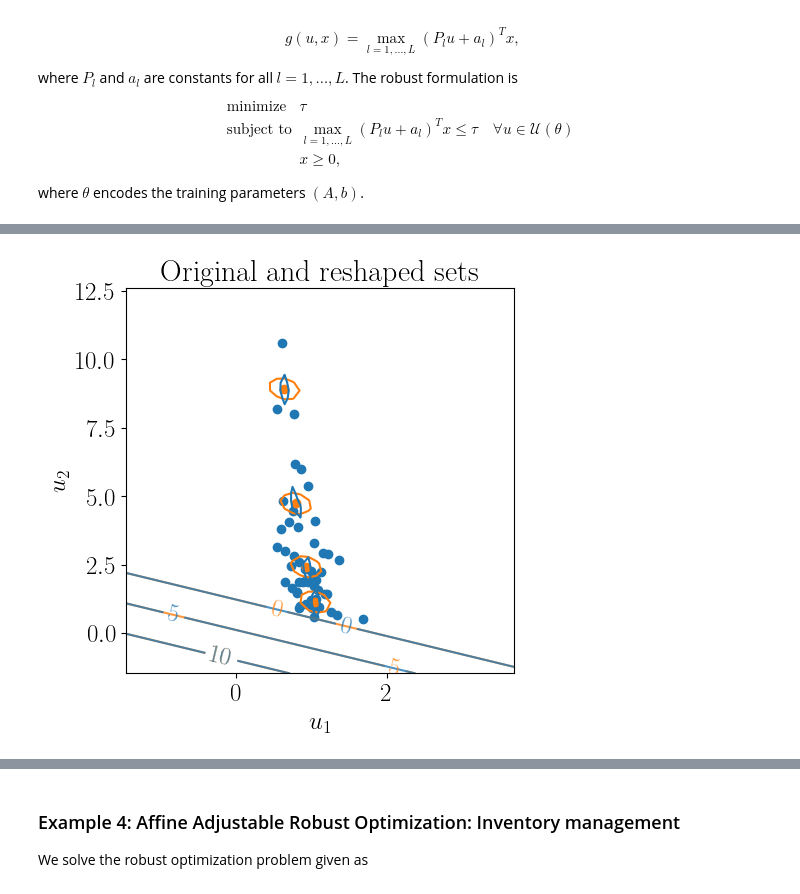
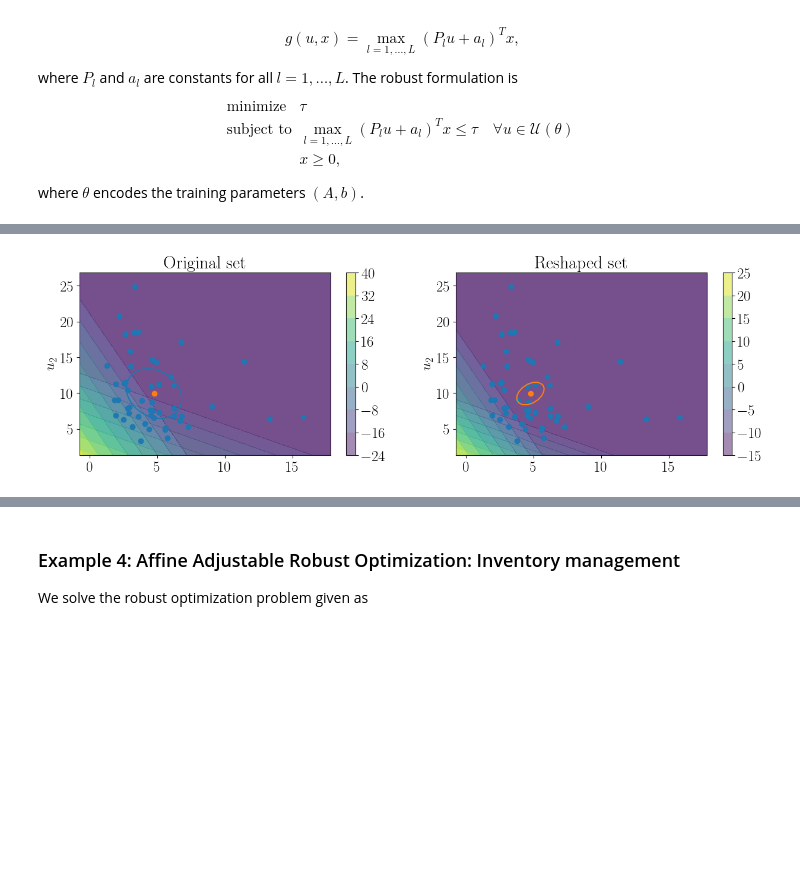
Before and after one commit to stellatogrp/lropt, a Jupyter notebook: examples/experiments/tutorial_learning.ipynb, the cells around one changed output, grey strips where cells are left out. Saved outputs shown, nothing was run; the diff lists cells and outputs as text; code cells hidden in the pictures; blank space fills up the shorter version.

```diff
--- a/examples/experiments/tutorial_learning.ipynb
+++ b/examples/experiments/tutorial_learning.ipynb
@@ -345,7 +614,7 @@ data = gen_demand(n,N)
 # u = lro.UncertainParameter(n,
 #                         uncertainty_set=lro.Ellipsoidal(p=2,
 #                                                     data=data, loss = loss))
-K = 4
+K = 5
 u = lro.UncertainParameter(n,
                         uncertainty_set=lro.MRO(K = K, p=2,
                                                     data=data, loss = loss, uniqueA = True))
@@ -354,10 +623,12 @@ Astart = u.uncertainty_set._initA
 # Formulate the Robust Problem
 x_r = cp.Variable(n)
 t = cp.Variable()
+y = cp.Variable()
 
-objective = cp.Minimize(t)
+objective = cp.Minimize(t+y)
 
 constraints = [cp.maximum(k@x_r - p@x_r, k@x_r - p@u) <= t]
+constraints += [cp.maximum(k1@x_r - p1@x_r, k1@x_r - p1@u) <= y]
 constraints += [x_r >= 0]
 
 prob = lro.RobustProblem(objective, constraints)
@@ -373,18 +644,19 @@ s = 13
 # dfgrid, newprob = prob.grid(epslst = np.linspace(0.8, 2, 40), seed = s)
 init = sc.linalg.sqrtm(sc.linalg.inv(np.cov(data.T)))
 init_b = -init@np.mean(data, axis=0)
+
 # Train A and b
-result1 = prob.train(lr = 0.01, step=100, momentum = 0.8, optimizer = "SGD", seed = s, initA = init, initb = init_b, fixb = False)
+result1 = prob.train(lr = 0.001, step=200, momentum = 0.8, optimizer = "SGD", seed = s, initA = None, initb = init_b, fixb = False)
 df1 = result1.df
 A_fin = result1.A
 b_fin = result1.b
 
-result2 = prob.train(eps = True, lr = 0.01, step= 100, momentum = 0.8, optimizer = "SGD", seed = s, initA = A_fin, initb = b_fin)
+result2 = prob.train(eps = True, lr = 0.001, step= 200, momentum = 0.8, optimizer = "SGD", seed = s, initA = A_fin, initb = b_fin)
 df_r1 = result2.df
 
-result3 = prob.train(eps = True, lr = 0.01, step=100, momentum = 0.8, optimizer = "SGD", seed = s, initA = init, initb = init_b)
+result3 = prob.train(eps = True, lr = 0.001, step=200, momentum = 0.8, optimizer = "SGD", seed = s, initA = None, initb = init_b )
 df_r2 = result3.df
 
 # Grid search epsilon
-result4 = prob.grid(epslst = np.linspace(0.001, 2, 40), initA = init, initb = init_b, seed = s)
+result4 = prob.grid(epslst = np.linspace(0.01, 3, 40), initA = None, initb = init_b, seed = s)
 dfgrid = result4.df
@@ -502,6 +1034,8 @@ for k_ind in range(K):
 # init_set = np.zeros((num_p,num_p))
 g_level_learned = np.zeros((num_p,num_p))
 g_level_base = np.zeros((num_p,num_p))
+g_level_learned1 = np.zeros((num_p,num_p))
+g_level_base1 = np.zeros((num_p,num_p))
 
 # # Populate Z Values (a 7x7 matrix) - For a circle x^2+y^2=z
 # for i in range(num_p):
@@ -517,27 +1051,31 @@ for i in range(num_p):
     for j in range(num_p):
         u_vec = [x[i,j], y[i,j]]
         for k_ind in range(K):
-            fin_set[k_ind][i,j] = np.linalg.norm(A_fin[k_ind*n:(k_ind+1)*n, 0:n]@ u_vec  - A_fin[k_ind*n:(k_ind+1)*n, 0:n]@u.uncertainty_set.Dbar[k_ind])
+            fin_set[k_ind][i,j] = np.linalg.norm(A_fin[k_ind*n:(k_ind+1)*n, 0:n]@ u_vec  - A_fin[k_ind*n:(k_ind+1)*n, 0:n]@np.mean(data, axis = 0))
 
         for k_ind in range(K):
-            init_set[k_ind][i,j] = np.linalg.norm(result3.A[k_ind*n:(k_ind+1)*n, 0:n]@ u_vec  - result3.A[k_ind*n:(k_ind+1)*n, 0:n]@u.uncertainty_set.Dbar[k_ind])
+            init_set[k_ind][i,j] = np.linalg.norm(result3.A[k_ind*n:(k_ind+1)*n, 0:n]@ u_vec  - result3.A[k_ind*n:(k_ind+1)*n, 0:n]@np.mean(data, axis = 0))
         # init_set[i,j] = np.linalg.norm(init@ u_vec - init@np.mean(data, axis = 0))
         g_level_learned[i,j] = np.maximum(k @ x_opt_learned - p @ x_opt_learned, k @ x_opt_learned - p @ u_vec)
         g_level_base[i,j] = np.maximum(k @ x_opt_base - p @ x_opt_base, k @ x_opt_base - p @ u_vec)
+        g_level_learned1[i,j] = np.maximum(k1 @ x_opt_learned - p1 @ x_opt_learned, k1 @ x_opt_learned - p1 @ u_vec)
+        g_level_base1[i,j] = np.maximum(k1 @ x_opt_base - p1 @ x_opt_base, k1 @ x_opt_base - p1 @ u_vec)
 
 
-plt.title("Original and reshaped sets")
+fig, (ax1, ax2) = plt.subplots(1, 2, figsize=(15, 4))
+
+ax1.set_title("Original set")
 # Set x axis label for the contour plot
-plt.xlabel(r"$u_1$")
+ax1.set_label(r"$u_1$")
 # Set y axis label for the contour plot
 import seaborn as sns
-plt.ylabel(r"$u_2$")
+ax1.set_ylabel(r"$u_2$")
 # plt.ylim(-20,40)
 # plt.xlim(-20,40)
+# for k_ind in range(K):
+#     ax1.contour(x,y,fin_set[k_ind], [1], colors = ["tab:orange"])
 for k_ind in range(K):
-    plt.contour(x,y,fin_set[k_ind], [1], colors = ["tab:orange"])
-for k_ind in range(K):
-    plt.contour(x,y,init_set[k_ind], [1], colors = ["tab:blue"])
+    ax1.contour(x,y,init_set[k_ind], [1], colors = ["tab:blue"])
 
 # plt.contour(x,y,init_set, [1], colors = ["tab:blue"])
 # plt.pcolormesh(g_level_learned, alpha = 0.5)
@@ -545,13 +1083,42 @@ for k_ind in range(K):
 # plt.contour(x,y,g_level_learned, [t_learned], colors = ["tab:orange"], labels = [-1])
 # plt.contour(x,y,g_level_base, [t_base], colors = ["tab:blue"])
 
-a1 = plt.contour(x,y,g_level_learned, np.arange(-10,12,5), colors = ["tab:orange"], alpha = 0.8)
-b1 = plt.contour(x,y,g_level_base, np.arange(-10,12,5), colors = ["tab:blue"],alpha = 0.8)
+# a1 = plt.contour(x,y,g_level_learned, np.arange(-10,12,5), colors = ["tab:orange"], alpha = 0.8)
+# b1 = plt.contour(x,y,g_level_base, np.arange(-10,12,5), colors = ["tab:blue"],alpha = 0.8)
+# a2 = plt.contour(x,y,g_level_learned1, np.arange(-10,12,5), colors = ["tab:orange"], alpha = 0.8)
+# b2 = plt.contour(x,y,g_level_base1, np.arange(-10,12,5), colors = ["tab:blue"],alpha = 0.8)
 
-plt.clabel(a1, a1.levels, inline=True, fmt=fmt, fontsize=18)
-plt.clabel(b1, b1.levels, inline=True, fmt=fmt, fontsize=18)
-plt.scatter(data[:,0],data[:,1])
-plt.scatter(u.uncertainty_set.Dbar[:,0], u.uncertainty_set.Dbar[:,1])
+# plt.clabel(a1, a1.levels, inline=True, fmt=fmt, fontsize=18)
+# plt.clabel(b1, b1.levels, inline=True, fmt=fmt, fontsize=18)
+# plt.clabel(a2, a2.levels, inline=True, fmt=fmt, fontsize=18)
+# plt.clabel(b2, b2.levels, inline=True, fmt=fmt, fontsize=18)
+
+a1 = ax1.contourf(x,y,g_level_base,alpha = 0.5)
+ax1.contourf(x,y,g_level_base1,alpha = 0.5)
+
+ax1.scatter(data[:,0],data[:,1])
+ax1.scatter(np.mean(data,axis= 0)[0], np.mean(data,axis= 0)[1])
+fig.colorbar(a1, ax = ax1)
+
+
+ax2.set_title("Reshaped set")
+# Set x axis label for the contour plot
+ax2.set_label(r"$u_1$")
+# Set y axis label for the contour plot
+import seaborn as sns
+ax2.set_ylabel(r"$u_2$")
+# plt.ylim(-20,40)
+# plt.xlim(-20,40)
+for k_ind in range(K):
+    ax2.contour(x,y,fin_set[k_ind], [1], colors = ["tab:orange"])
+# for k_ind in range(K):
+#     ax1.contour(x,y,init_set[k_ind], [1], colors = ["tab:blue"])
+a2 = ax2.contourf(x,y,g_level_learned,alpha = 0.5)
+ax2.contourf(x,y,g_level_learned1,alpha = 0.5)
+
+ax2.scatter(data[:,0],data[:,1])
+ax2.scatter(np.mean(data,axis= 0)[0], np.mean(data,axis= 0)[1])
+fig.colorbar(a2,ax = ax2)
+
 plt.savefig("Reshaped1.pdf", bbox_inches='tight')
-plt.show()
 # %% [output]
@@ -558 +1126 @@ plt.show()
-[figure, old version]
+[figure, new version]
```
Also changed, not shown: parts of 26 cells of this notebook, 30 other files.
